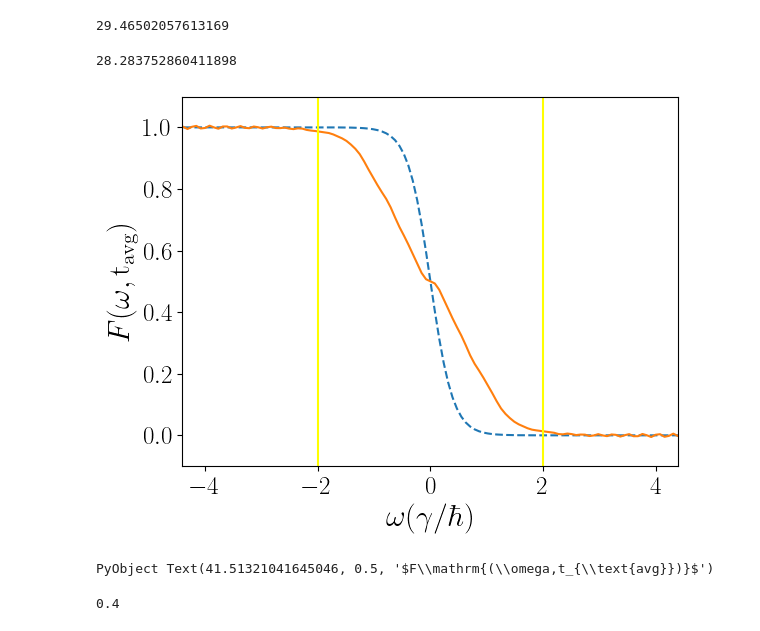
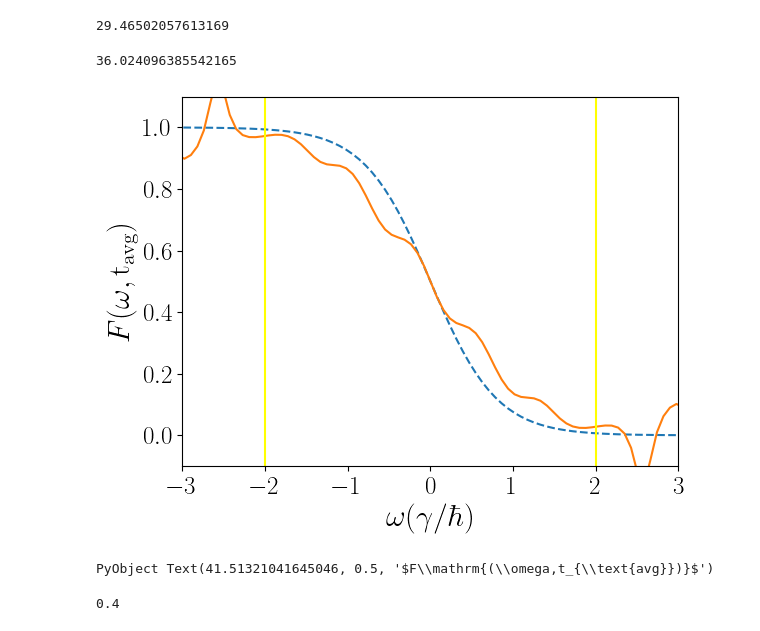
Before and after one commit to Jalil199/KBE-DrivenElectrons, a Jupyter notebook: main.ipynb, the cells around one changed output. Drawn from its saved outputs; the diff is of its cells as text; code cells hidden in the pictures.

```diff
--- a/main.ipynb
+++ b/main.ipynb
@@ -176,15 +177,15 @@ end
 
 """Fermi distribution at the model temperature."""
 function fermi(ϵ; model)
-    (; T) = model
-    β = 1 / T
+    (; Te) = model
+    β = 1 / Te
     return 1 / (exp(β * ϵ) + 1)
 end
 
 """Bose distribution at the model temperature (regularized at |ϵ|≈0)."""
 function bose(ϵ; model)
-    (; T) = model
-    β = 1 / T
+    (; Tb) = model
+    β = 1 / Tb
     # if abs(ϵ) < 1e-5
     #     return 0.0
     # end
@@ -766,7 +767,7 @@ $$
 which should remain approximately conserved for number-conserving approximations. Slow drift typically indicates timestep/quadrature error or insufficient self-consistency tolerance.
 # %%
 t1 = 1
-t2 = 100#length(ts)
+t2 = 120#length(ts)
 sol_t1 = ts[t1]
 sol_t2 = ts[t2]
 nf_t1  = imag.(GL_data[t1,t1])
@@ -1079,37 +1080,37 @@ tavg[180]
 # ratio1 = fill(NaN, length(A_col))
 # ratio1[mask] .= GL_im[mask] ./ A_col[mask]
 
 # plt.plot(ωs,ratio1)
 
 
 
 plt.plot(ωs,fermi.(ωs;model=model),ls="--")
 
-t_avg = 310#185#340#185
+t_avg = 300#185#340#185
 t_avg_sol = tavg[t_avg]
 println(t_avg_sol)
 δ = 1e-6
 A_col   = real.(A_Wigner_sumk[:, t_avg])
 GL_im   = imag.(GL_Wigner_sumk[:, t_avg])/pi
 # Máscara de puntos "seguros"
 mask = abs.(A_col) .> δ
 ratio = fill(NaN, length(A_col))
 ratio[mask] .= GL_im[mask] ./ A_col[mask]
 
 plt.plot(ωs,ratio)
 
 # plt.xlim(-6,6)
 plt.ylim(-0.1,1.1)
 plt.axvline(2,color="yellow")
 plt.axvline(-2,color="yellow")
 
 
-plt.xlim(-4.4,4.4)
+plt.xlim(-3.,3.)
 xlabel(raw"$\omega(\gamma/\hbar)$")
 ylabel(raw"$F\mathrm{(\omega,t_{\text{avg}})}$")
 # %% [output]
-28.283752860411898
+36.024096385542165
-[figure, old version]
+[figure, new version]
 PyObject Text(41.51321041645046, 0.5, '$F\\mathrm{(\\omega,t_{\\text{avg}})}$')
 # %%
 fermi.(ωs;model=model)
```
Also changed, not shown: parts of 12 cells of this notebook, 1 other file.
